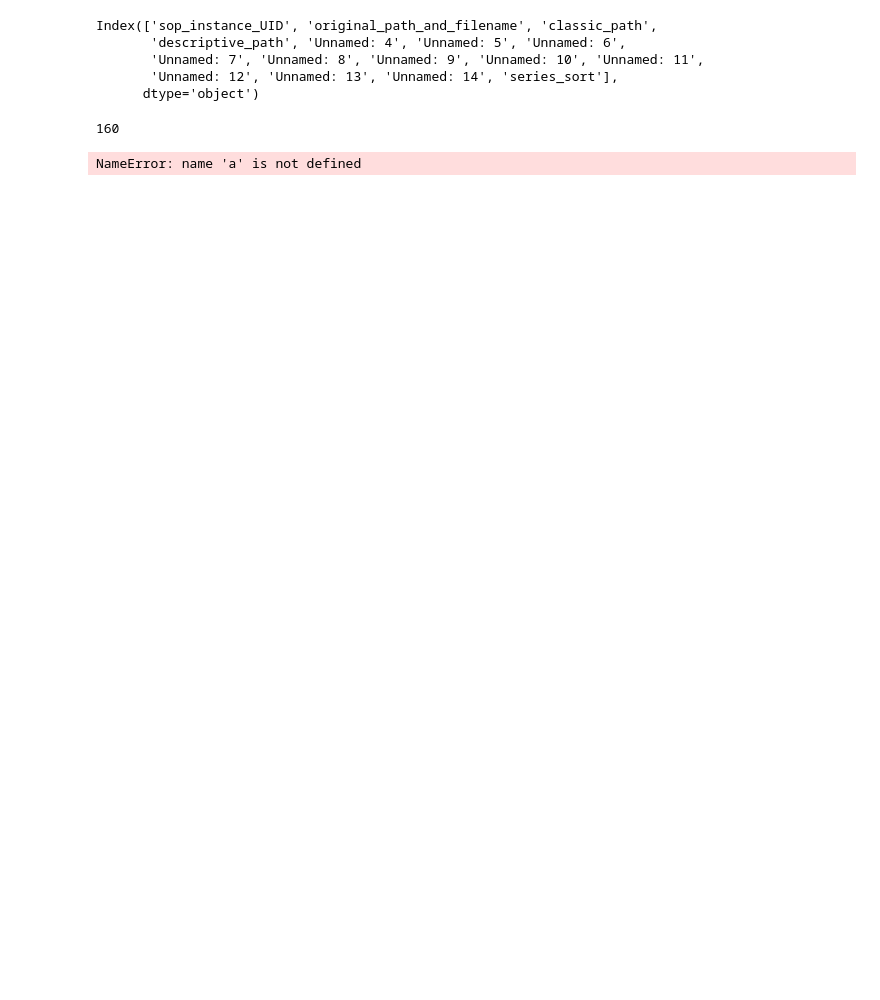
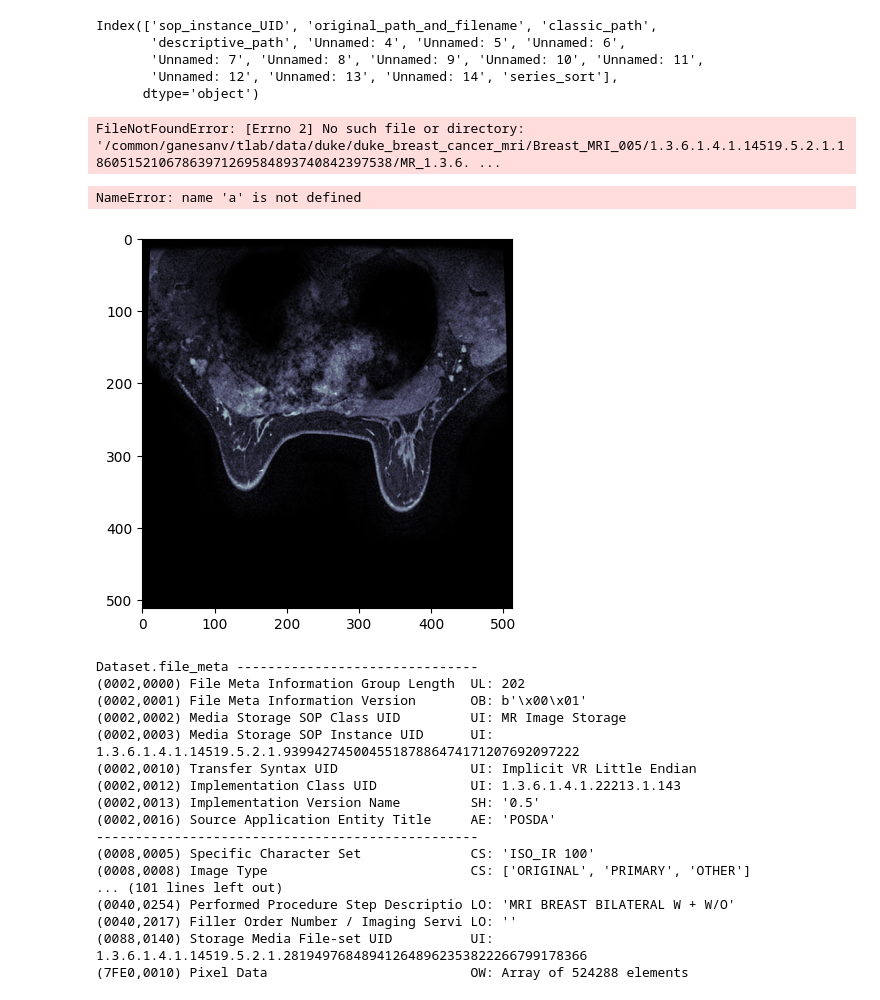
Before and after one commit to VikramGanesanjs/tlab-project-s2026, a Jupyter notebook: src/duke_dinov3_baseline.ipynb, the cells around one changed output. Cells and saved outputs as stored; diff of their text form; code cells hidden in the pictures; blank space fills up the shorter version.

```diff
--- a/src/duke_dinov3_baseline.ipynb
+++ b/src/duke_dinov3_baseline.ipynb
@@ -53,9 +53,9 @@ Index(['sop_instance_UID', 'original_path_and_filename', 'classic_path',
 # %%
 import os
 
-len(os.listdir('/common/ganesanv/tlab/data/duke/duke_breast_cancer_mri/Breast_MRI_001/1.3.6.1.4.1.14519.5.2.1.186051521067863971269584893740842397538/MR_1.3.6.1.4.1.14519.5.2.1.36132446009921188007040304109146192755'))
+len(os.listdir('/common/ganesanv/tlab/data/duke/duke_breast_cancer_mri/Breast_MRI_005/1.3.6.1.4.1.14519.5.2.1.186051521067863971269584893740842397538/MR_1.3.6.1.4.1.14519.5.2.1.36132446009921188007040304109146192755'))
 # %% [output]
-160
+FileNotFoundError: [Errno 2] No such file or directory: '/common/ganesanv/tlab/data/duke/duke_breast_cancer_mri/Breast_MRI_005/1.3.6.1.4.1.14519.5.2.1.186051521067863971269584893740842397538/MR_1.3.6. ...
 # %%
 a
 # %% [output]
@@ -62,0 +75,25 @@ NameError: name 'a' is not defined
+# %%
+p2 = '/common/ganesanv/tlab/data/tcia/duke_breast_cancer_mri/Breast_MRI_002/1.3.6.1.4.1.14519.5.2.1.29344851079648912610491979642001151972/MR_1.3.6.1.4.1.14519.5.2.1.92459963600394245252521533321918466447/0bcce30a-133d-4c53-a53e-3bdd0fef8471.dcm'
+a = pydicom.dcmread(p2)
+plt.imshow(a.pixel_array, cmap=plt.cm.bone)
+plt.show()
+print(a)
+# %% [output]
+[figure, added]
+Dataset.file_meta -------------------------------
+(0002,0000) File Meta Information Group Length  UL: 202
+(0002,0001) File Meta Information Version       OB: b'\x00\x01'
+(0002,0002) Media Storage SOP Class UID         UI: MR Image Storage
+(0002,0003) Media Storage SOP Instance UID      UI: 1.3.6.1.4.1.14519.5.2.1.93994274500455187886474171207692097222
+(0002,0010) Transfer Syntax UID                 UI: Implicit VR Little Endian
+(0002,0012) Implementation Class UID            UI: 1.3.6.1.4.1.22213.1.143
+(0002,0013) Implementation Version Name         SH: '0.5'
+(0002,0016) Source Application Entity Title     AE: 'POSDA'
+-------------------------------------------------
+(0008,0005) Specific Character Set              CS: 'ISO_IR 100'
+(0008,0008) Image Type                          CS: ['ORIGINAL', 'PRIMARY', 'OTHER']
+... (101 lines left out)
+(0040,0254) Performed Procedure Step Descriptio LO: 'MRI BREAST BILATERAL W + W/O'
+(0040,2017) Filler Order Number / Imaging Servi LO: ''
+(0088,0140) Storage Media File-set UID          UI: 1.3.6.1.4.1.14519.5.2.1.281949768489412648962353822266799178366
+(7FE0,0010) Pixel Data                          OW: Array of 524288 elements
```
Also changed, not shown: parts of 9 cells of this notebook, 9 other files.
